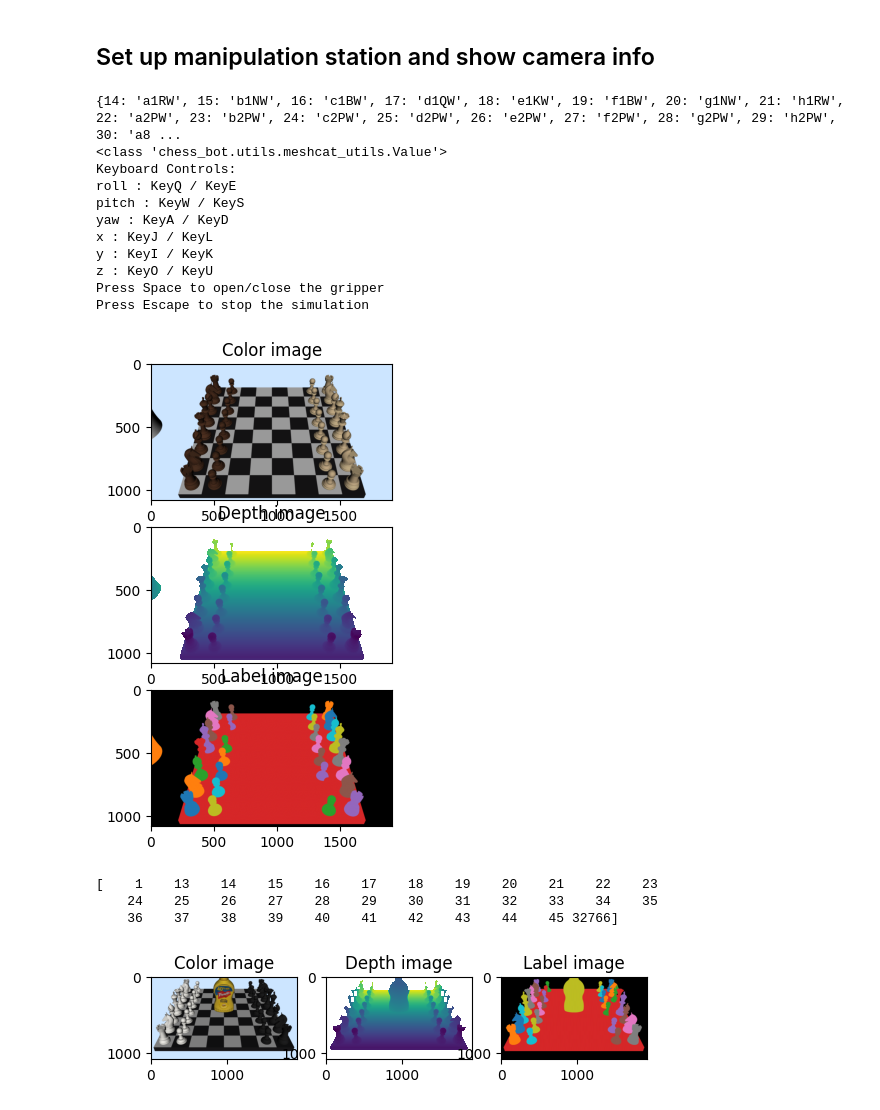
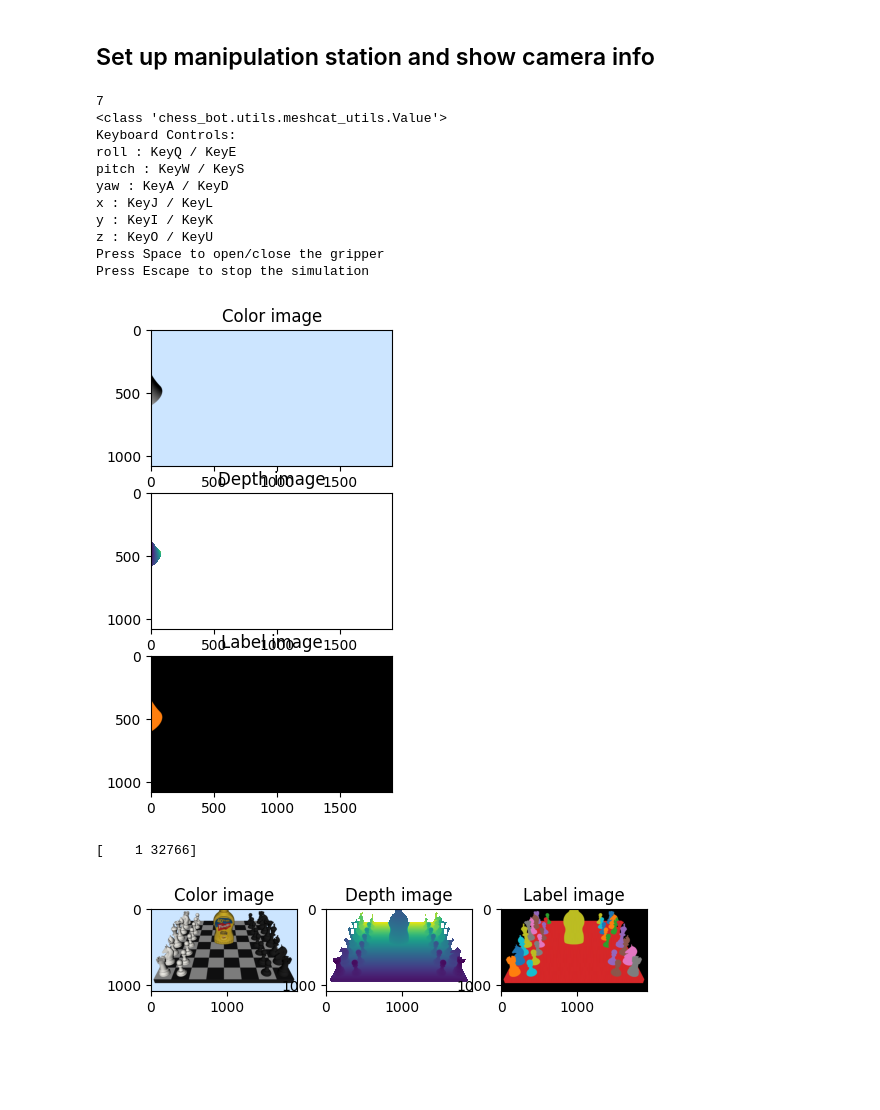
Before and after one commit to elchun/ChessBot, a Jupyter notebook: src/chess_bot/demos/teleop_chess_bot.ipynb, the cells around one changed output. Saved outputs shown, nothing was run; the diff lists cells and outputs as text; code cells hidden in the pictures; blank space fills up the shorter version.

```diff
--- a/src/chess_bot/demos/teleop_chess_bot.ipynb
+++ b/src/chess_bot/demos/teleop_chess_bot.ipynb
@@ -55,9 +55,12 @@ INFO:drake:Meshcat listening for connections at http://localhost:7001
 # %% [markdown]
 ## Set up manipulation station and show camera info
 # %%
+add_wsg = True
+add_board = False
+
 builder = DiagramBuilder()
 station = builder.AddSystem(
-    MakeChessManipulationStation(meshcat=meshcat))
+    MakeChessManipulationStation(meshcat=meshcat, add_board=add_board, add_wsg=add_wsg))
 plant = station.GetSubsystemByName("plant")
 scene_graph = station.GetSubsystemByName("scene_graph")
 controller_plant = station.GetSubsystemByName(
@@ -111,13 +114,14 @@ builder.Connect(teleop.get_output_port(0),
 builder.Connect(station.GetOutputPort("body_poses"),
                 teleop.GetInputPort("body_poses"))
 
-wsg_teleop = builder.AddSystem(WsgButtonPanda(meshcat))
-builder.Connect(wsg_teleop.get_output_port(0),
-                station.GetInputPort("Schunk_Gripper_position"))
-builder.Connect(station.GetOutputPort("Schunk_Gripper_state_measured"),
-                wsg_teleop.GetInputPort('wsg_state_measured'))
-# builder.Connect(station.GetOutputPort("Schunk_Gripper_force_measured"),
-#                 wsg_teleop.GetInputPort('wsg_force_measured'))
+if add_wsg:
+    wsg_teleop = builder.AddSystem(WsgButtonPanda(meshcat))
+    builder.Connect(wsg_teleop.get_output_port(0),
+                    station.GetInputPort("Schunk_Gripper_position"))
+    builder.Connect(station.GetOutputPort("Schunk_Gripper_state_measured"),
+                    wsg_teleop.GetInputPort('wsg_state_measured'))
+    # builder.Connect(station.GetOutputPort("Schunk_Gripper_force_measured"),
+    #                 wsg_teleop.GetInputPort('wsg_force_measured'))
 
 diagram = builder.Build()
 
@@ -151,38 +155,36 @@ plt.title('Depth image')
 plt.subplot(313)
 plt.imshow(np.squeeze(colorize_labels(label_image.data)))
 plt.title('Label image')
 #mpld3.display()
 plt.show()
 
 plt.imshow(color_image.data)
 # plt.savefig('color_board.png')
 print(np.unique(label_image.data))
 
 im = Image.fromarray(color_image.data)
 im.save("color_board.png")
 
 
 # -- Uncomment to simulate -- #
 while meshcat.GetButtonClicks("Stop Simulation") < 1:
     simulator.AdvanceTo(simulator.get_context().get_time() + 2.0)
 
 meshcat.DeleteButton("Stop Simulation")
 # %% [output]
-{14: 'a1RW', 15: 'b1NW', 16: 'c1BW', 17: 'd1QW', 18: 'e1KW', 19: 'f1BW', 20: 'g1NW', 21: 'h1RW', 22: 'a2PW', 23: 'b2PW', 24: 'c2PW', 25: 'd2PW', 26: 'e2PW', 27: 'f2PW', 28: 'g2PW', 29: 'h2PW', 30: 'a8 ...
+7
 <class 'chess_bot.utils.meshcat_utils.Value'>
 Keyboard Controls:
 roll : KeyQ / KeyE
 pitch : KeyW / KeyS
 yaw : KeyA / KeyD
 x : KeyJ / KeyL
 y : KeyI / KeyK
 z : KeyO / KeyU
 Press Space to open/close the gripper
 Press Escape to stop the simulation
-[figure, old version]
+[figure, new version]
-[    1    13    14    15    16    17    18    19    20    21    22    23
-    24    25    26    27    28    29    30    31    32    33    34    35
-    36    37    38    39    40    41    42    43    44    45 32766]
+[    1 32766]
 # %%
 # Visualize other camera
 color_image = station.GetOutputPort("camera2_rgb_image").Eval(station_context)
```
Also changed, not shown: 6 other files.
